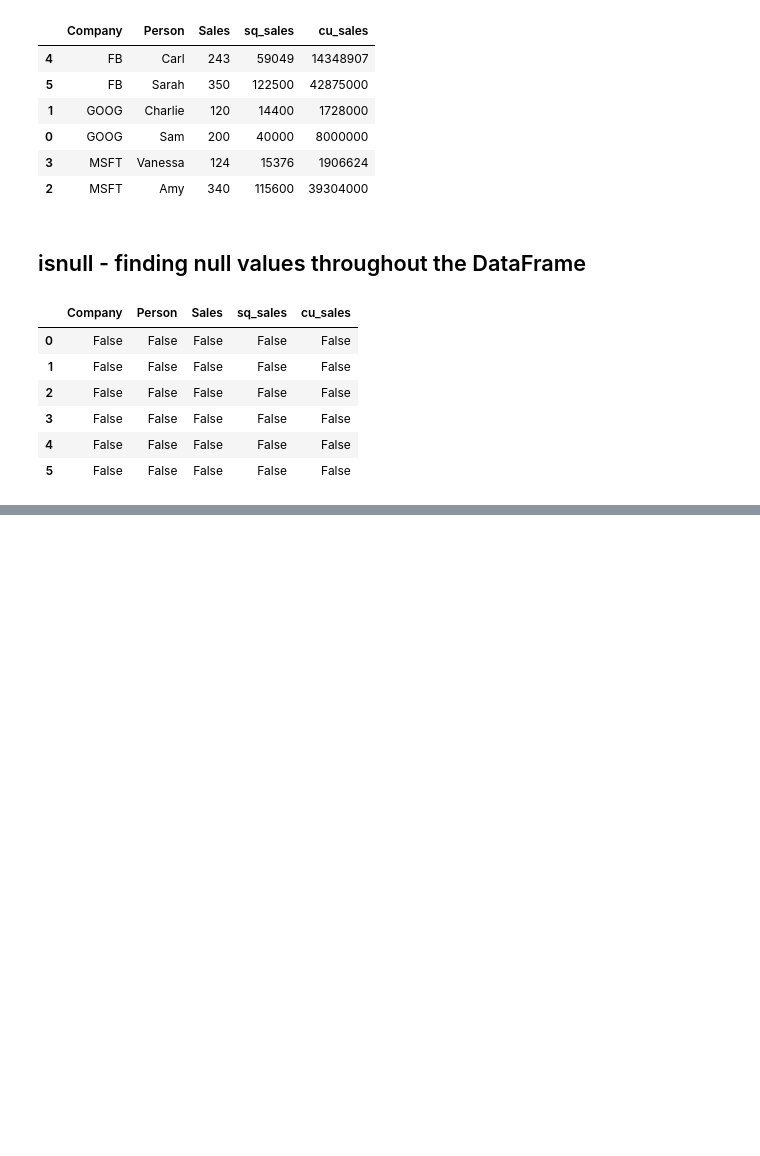
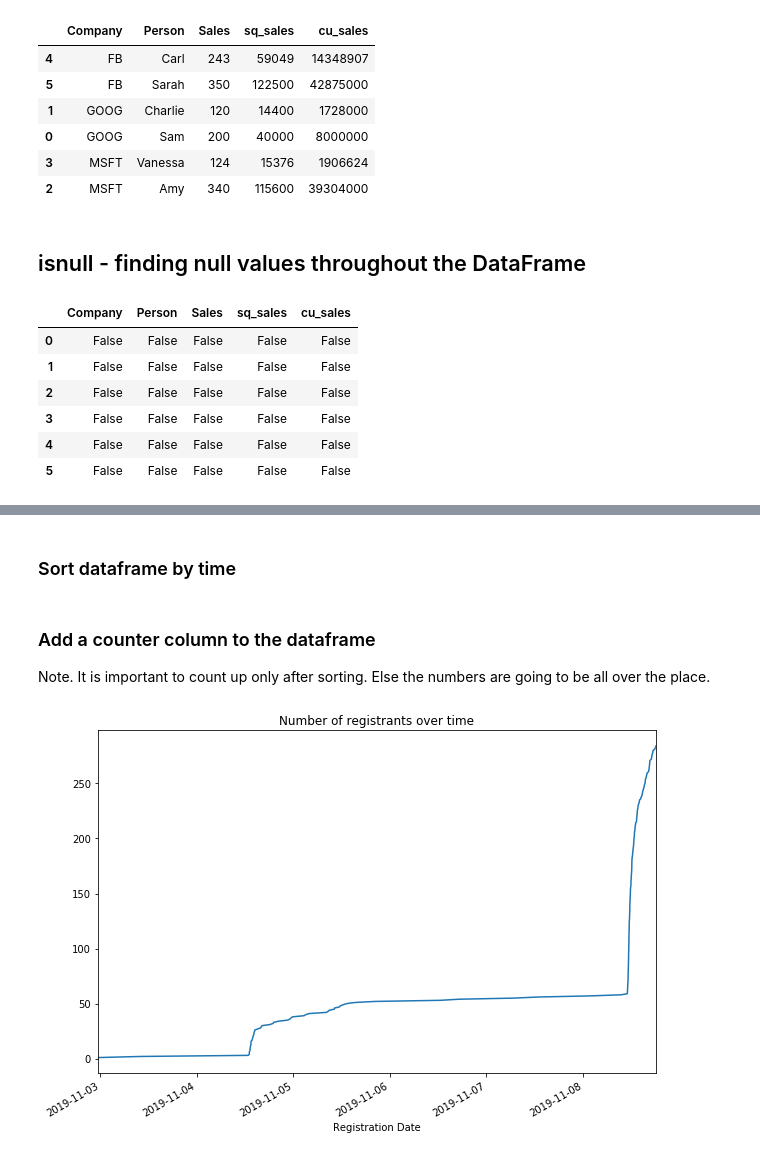
Before and after one commit to AtmaMani/atmamani.github.io, a Jupyter notebook: pages/cheatsheets/pandas/pandas_cheat_sheet_3.ipynb, the cells around one changed output, grey strips where cells are left out. Saved outputs shown, nothing was run; the diff lists cells and outputs as text; code cells hidden in the pictures; blank space fills up the shorter version.

```diff
--- a/pages/cheatsheets/pandas/pandas_cheat_sheet_3.ipynb
+++ b/pages/cheatsheets/pandas/pandas_cheat_sheet_3.ipynb
@@ -121,0 +148,12 @@ comp_df.isnull()
+# %%
+# define a function (lambda in this case) which will convert a column to bool depending on the
+# value of the cell
+convertor_fn = lambda x: x in ['Yes', 'yes', 'YES']
+convertor_map = {'Current customer?': convertor_fn}
+
+# re-read data
+registrant_df2 = pd.read_csv('./registrant.csv',
+                             parse_dates=['Registration Date'],
+                             converters = convertor_map)
+
+registrant_df2.dtypes
@@ -121,0 +171,4 @@ comp_df.isnull()
+# %%
+registrant_df2.set_index('Registration Date', inplace=True)
+registrant_df2.drop(axis=1, columns=['Unnamed: 0'], inplace=True) # drop bad column
+registrant_df2.head()
@@ -121,0 +183,15 @@ comp_df.isnull()
+# %% [markdown]
+### Sort dataframe by time
+# %%
+registrant_df2.sort_index(inplace=True)
+# %% [markdown]
+### Add a counter column to the dataframe
+Note. It is important to count up only after sorting. Else the numbers are going to be all over the place.
+# %%
+registrant_df2['registration_count'] = range(1, len(registrant_df2)+1) # goes from 1 to 284
+# %%
+plt.figure(figsize=(10,7))
+registrant_df2['registration_count'].plot(kind='line')
+plt.title('Number of registrants over time');
+# %% [output]
+[figure, added]
```
Also changed, not shown: parts of 12 cells of this notebook.
